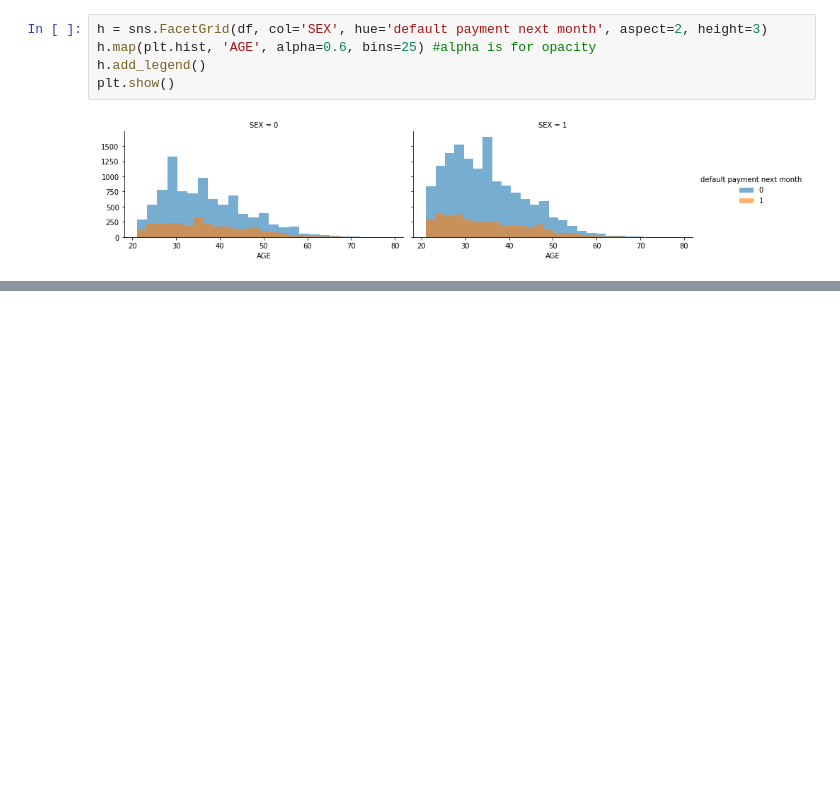
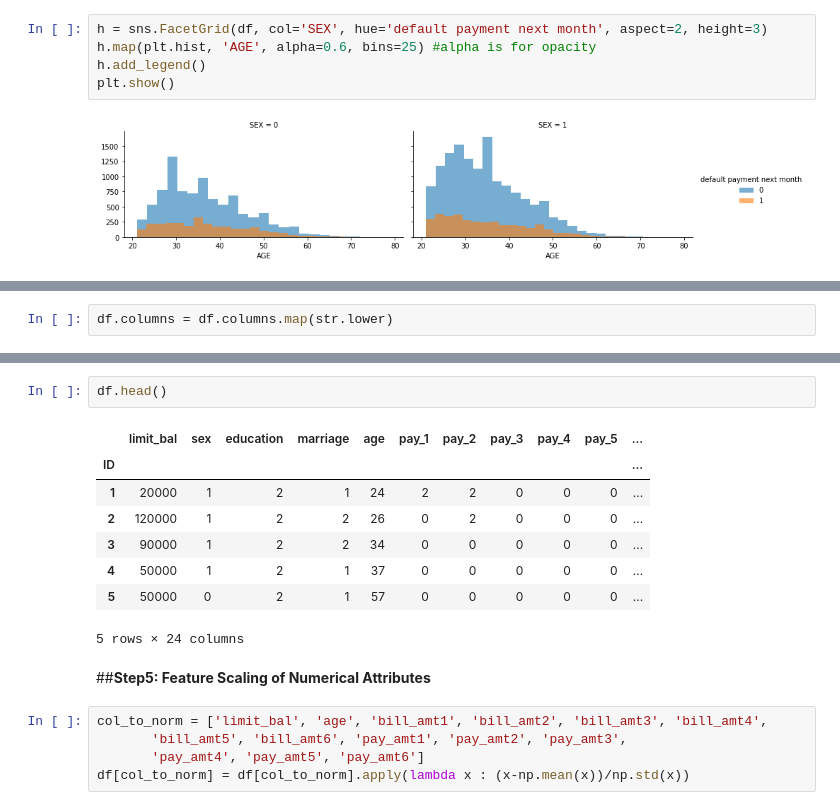
Before and after one commit to AnkitPatel745/Credit-Card-Default-Prediction-Capstone-Project, a Jupyter notebook: Credit_Card_Default_Prediction_Capstone_Project.ipynb, the cells around one changed output, grey strips where cells are left out. Cells and saved outputs as stored; diff of their text form; blank space fills up the shorter version.

```diff
--- a/Credit_Card_Default_Prediction_Capstone_Project.ipynb
+++ b/Credit_Card_Default_Prediction_Capstone_Project.ipynb
@@ -665,0 +825,2 @@ plt.show()
+# %%
+df.columns = df.columns.map(str.lower)
@@ -665,0 +836,18 @@ plt.show()
+# %%
+df.head()
+# %% [output]
+|  | limit_bal | sex | education | marriage | age | pay_1 | pay_2 | pay_3 | pay_4 | pay_5 | ... |
+| ID |  |  |  |  |  |  |  |  |  |  | ... |
+| 1 | 20000 | 1 | 2 | 1 | 24 | 2 | 2 | 0 | 0 | 0 | ... |
+| 2 | 120000 | 1 | 2 | 2 | 26 | 0 | 2 | 0 | 0 | 0 | ... |
+| 3 | 90000 | 1 | 2 | 2 | 34 | 0 | 0 | 0 | 0 | 0 | ... |
+| 4 | 50000 | 1 | 2 | 1 | 37 | 0 | 0 | 0 | 0 | 0 | ... |
+| 5 | 50000 | 0 | 2 | 1 | 57 | 0 | 0 | 0 | 0 | 0 | ... |
+5 rows × 24 columns
+# %% [markdown]
+##**Step5: Feature Scaling of Numerical Attributes**
+# %%
+col_to_norm = ['limit_bal', 'age', 'bill_amt1', 'bill_amt2', 'bill_amt3', 'bill_amt4',
+       'bill_amt5', 'bill_amt6', 'pay_amt1', 'pay_amt2', 'pay_amt3',
+       'pay_amt4', 'pay_amt5', 'pay_amt6']
+df[col_to_norm] = df[col_to_norm].apply(lambda x : (x-np.mean(x))/np.std(x))
```
Also changed, not shown: parts of 18 cells of this notebook.
